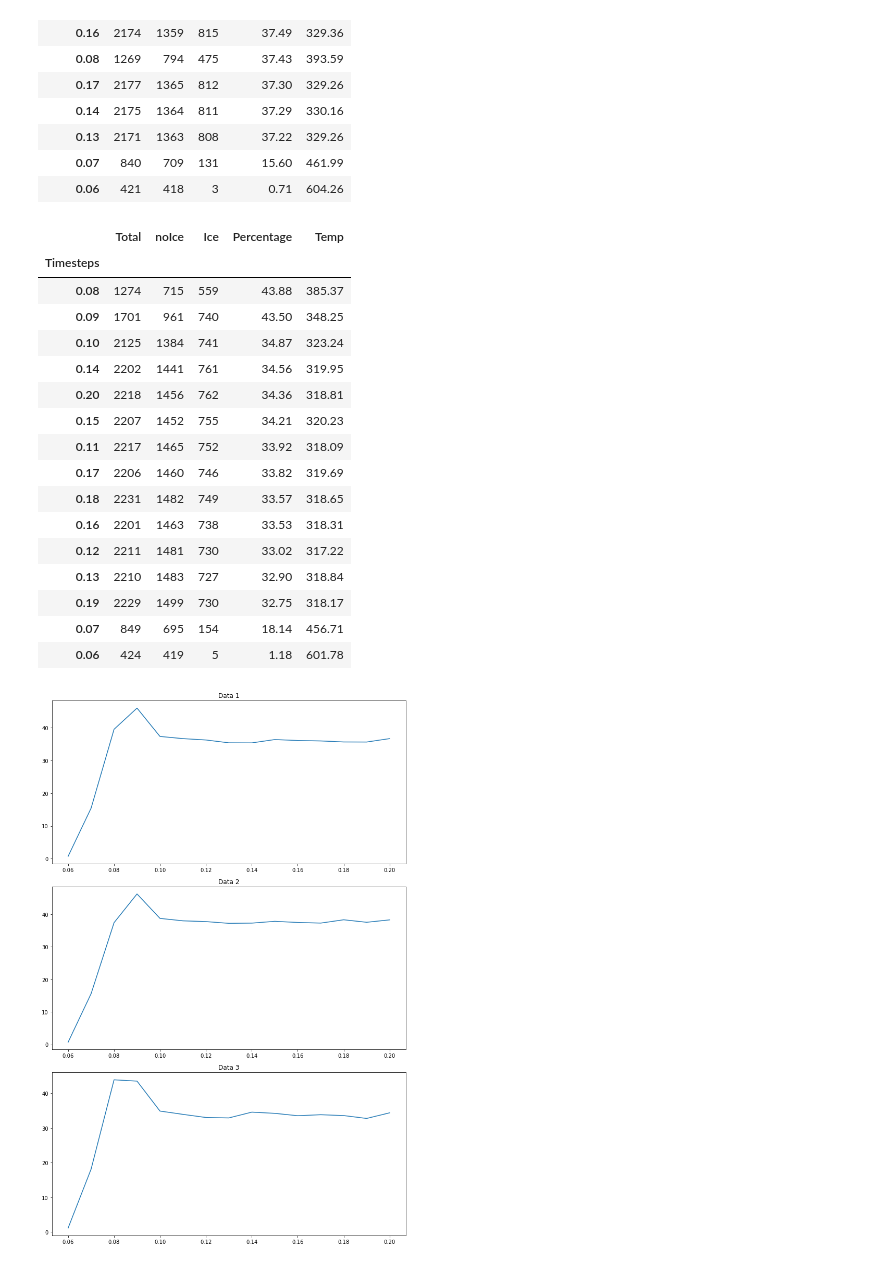
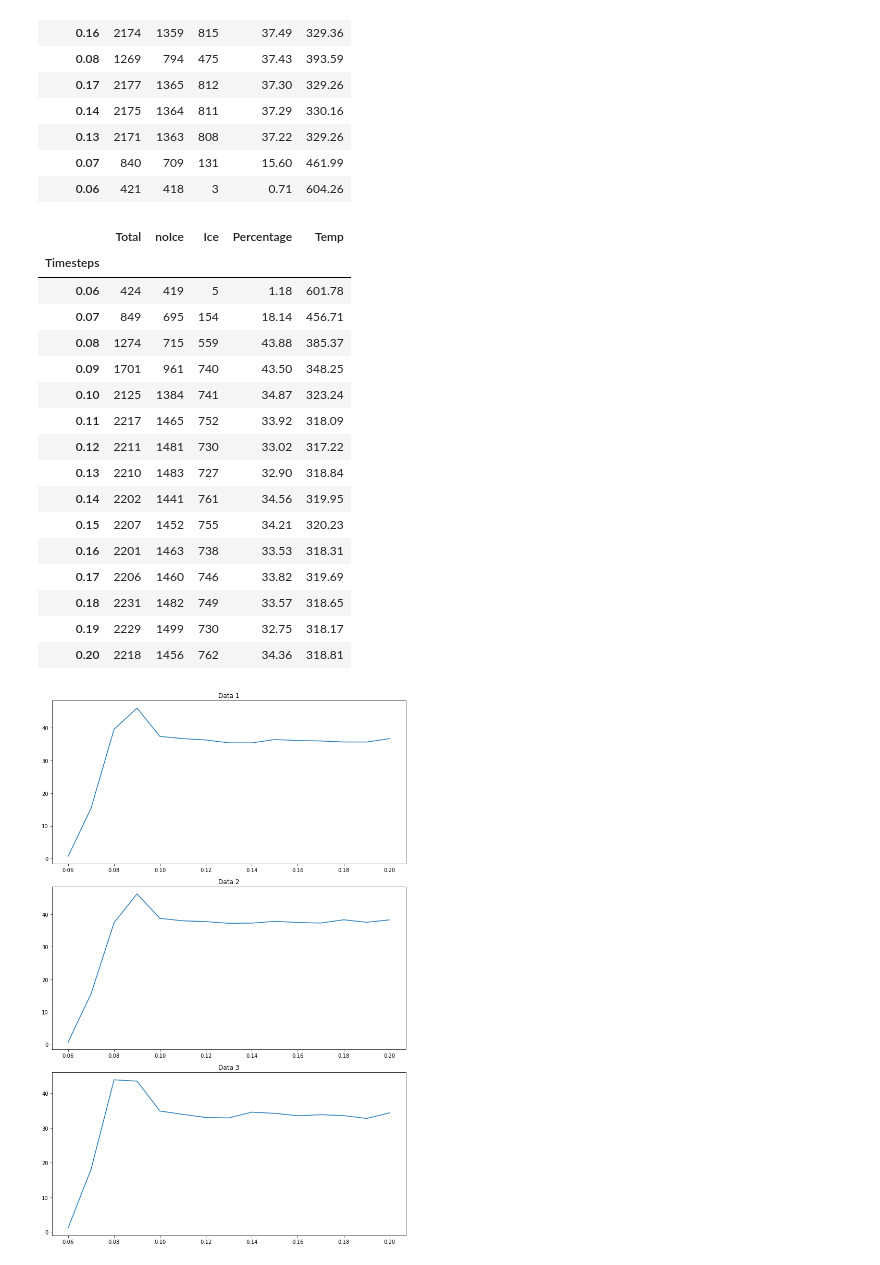
Before and after one commit to nafiul-nipu/Contrails-Python, a Jupyter notebook: contrails preprocessing/IceDataVisualization.ipynb, the cells around one changed output. Cells and saved outputs as stored; diff of their text form; code cells hidden in the pictures.

```diff
--- a/contrails preprocessing/IceDataVisualization.ipynb
+++ b/contrails preprocessing/IceDataVisualization.ipynb
@@ -52,26 +52,27 @@ contrails2.sort_values(by=["Percentage"], ascending=False)
 # %%
 contrails3 = pd.read_csv('Extracted Data/contrails 3.csv')
 # contrails3.head()
 contrails3.set_index('Timesteps', inplace=True)
-contrails3.sort_values(by=["Percentage"], ascending=False)
+# contrails3.sort_values(by=["Ice"], ascending=False)
+contrails3
 # %% [output]
 |  | Total | noIce | Ice | Percentage | Temp |
 | Timesteps |  |  |  |  |  |
+| 0.06 | 424 | 419 | 5 | 1.18 | 601.78 |
+| 0.07 | 849 | 695 | 154 | 18.14 | 456.71 |
 | 0.08 | 1274 | 715 | 559 | 43.88 | 385.37 |
 | 0.09 | 1701 | 961 | 740 | 43.50 | 348.25 |
 | 0.10 | 2125 | 1384 | 741 | 34.87 | 323.24 |
+| 0.11 | 2217 | 1465 | 752 | 33.92 | 318.09 |
+| 0.12 | 2211 | 1481 | 730 | 33.02 | 317.22 |
+| 0.13 | 2210 | 1483 | 727 | 32.90 | 318.84 |
 | 0.14 | 2202 | 1441 | 761 | 34.56 | 319.95 |
-| 0.20 | 2218 | 1456 | 762 | 34.36 | 318.81 |
 | 0.15 | 2207 | 1452 | 755 | 34.21 | 320.23 |
-| 0.11 | 2217 | 1465 | 752 | 33.92 | 318.09 |
+| 0.16 | 2201 | 1463 | 738 | 33.53 | 318.31 |
 | 0.17 | 2206 | 1460 | 746 | 33.82 | 319.69 |
 | 0.18 | 2231 | 1482 | 749 | 33.57 | 318.65 |
-| 0.16 | 2201 | 1463 | 738 | 33.53 | 318.31 |
-| 0.12 | 2211 | 1481 | 730 | 33.02 | 317.22 |
-| 0.13 | 2210 | 1483 | 727 | 32.90 | 318.84 |
 | 0.19 | 2229 | 1499 | 730 | 32.75 | 318.17 |
-| 0.07 | 849 | 695 | 154 | 18.14 | 456.71 |
-| 0.06 | 424 | 419 | 5 | 1.18 | 601.78 |
+| 0.20 | 2218 | 1456 | 762 | 34.36 | 318.81 |
 # %%
 fig, (ax1, ax2, ax3) = plt.subplots(3, figsize=(10,15))
 ax1.plot(contrails1.Percentage)
```
